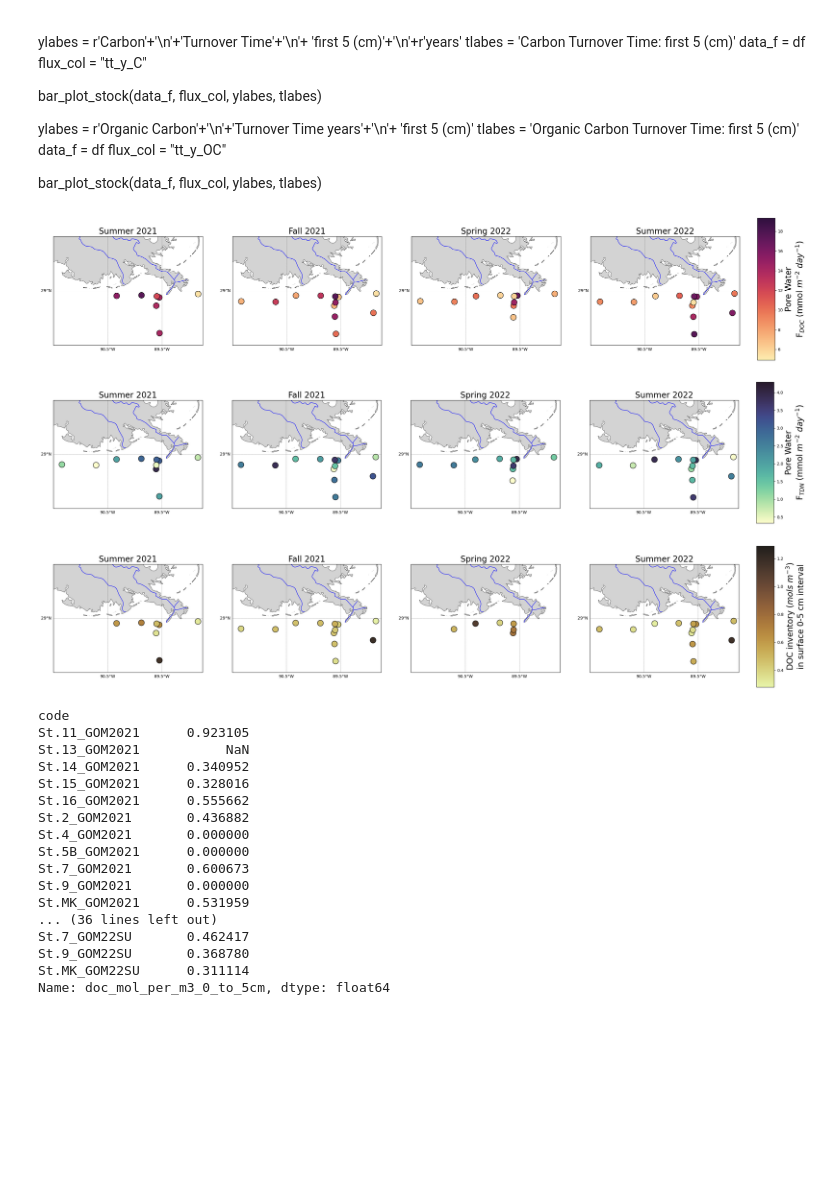
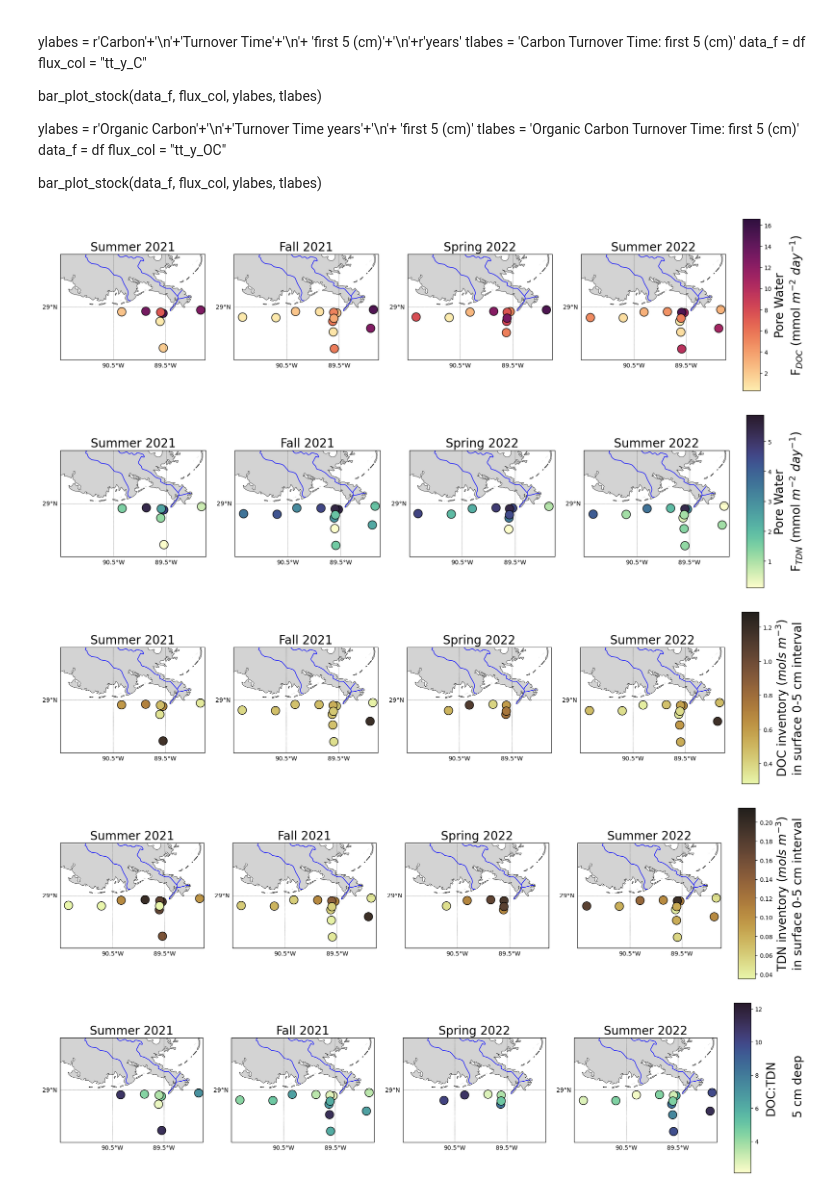
Before and after one commit to Hanna-the-explorer/Data_codes, a Jupyter notebook: Fluxes_analisys_two.ipynb, the cells around one changed output. Cells and saved outputs as stored; diff of their text form; code cells hidden in the pictures; blank space fills up the shorter version.

```diff
--- a/Fluxes_analisys_two.ipynb
+++ b/Fluxes_analisys_two.ipynb
@@ -2066,0 +2326,10 @@ bar_plot_stock(data_f, flux_col, ylabes, tlabes)
+# %%
+
+ylabes = 'doc_mol_per_m3_0_to_5cm'
+tlabes = 'doc_mol_per_m3_0_to_5cm'
+data_f = df
+flux_col = "doc_mol_per_m3_0_to_5cm"
+save_name = 'pw_doc_ind_bar_plot'
+
+
+bar_plot_stock(data_f, flux_col, ylabes, tlabes)
@@ -2166,7 +2437,7 @@ def plot_mapbase(extent, ax=None, res='10m', projection=ccrs.PlateCarree()):
 
 def map_fluxes(data_f, topic,cb_name, grad):
     camps = ['GOM2021', 'GOM21FA', 'GOM22SP', 'GOM22SU']
-    fig, axes = plt.subplots(nrows=1, ncols=4, figsize=(30, 12), subplot_kw={'projection': ccrs.PlateCarree()})
+    fig, axes = plt.subplots(nrows=1, ncols=4, figsize=(20, 10), subplot_kw={'projection': ccrs.PlateCarree()})
     axes = axes.ravel()  # Flatten the 2x2 grid to access each subplot with a single index
     for i, camp in enumerate(camps):
         df_subset = data_f[data_f['Camp'] == camp].dropna(subset=[topic])
@@ -2191,55 +2462,53 @@ def map_fluxes(data_f, topic,cb_name, grad):
 
     cbar_ax = fig.add_axes([0.92, 0.3, 0.02, 0.4])
     cb = fig.colorbar(mappable, cax=cbar_ax)
     cb.set_label(cb_name, size=20, color='black')
     cb.ax.tick_params(labelcolor='black')
     cb.ax.tick_params(labelsize=10)
     fig.set_facecolor('w')
     plt.show()
 
 #set params
 data_f = df
 topic = "pw_flux_doc"
 cb_name = r'Pore Water'+'\n'+r'F$_{DOC}$ (mmol $m^{-2}$ $day^{-1})$'
 grad = cmo.matter
 map_fluxes(data_f, topic,cb_name, grad)
 
 #set params
 data_f = df
 topic = "pw_flux_tn"
 cb_name = r'Pore Water'+'\n'+r'F$_{TDN}$ (mmol $m^{-2}$ $day^{-1})$'
 grad = cmo.deep
 map_fluxes(data_f, topic,cb_name, grad)
 
 #set params
 data_f = df[df["doc_mol_per_m3_0_to_5cm"] > 0 ]
 topic = "doc_mol_per_m3_0_to_5cm"
 cb_name = r'DOC inventory $(mols$ $m^{-3})$'+'\n'+ 'in surface 0-5 cm interval'
 grad = cmo.turbid
 map_fluxes(data_f, topic,cb_name, grad)
+
+#set params
+data_f = df
+topic = "tn_mol_per_m3_0_to_5cm"
+cb_name = r'TDN inventory $(mols$ $m^{-3})$'+'\n'+ 'in surface 0-5 cm interval'
+grad = cmo.turbid
+map_fluxes(data_f, topic,cb_name, grad)
+
+
+df['ratio'] = df['doc_mol_per_m3_0_to_5cm'] / df['tn_mol_per_m3_0_to_5cm']
+
+data_f = df
+topic = "ratio"
+cb_name = r'DOC:TDN'+'\n'+'\n 5 cm deep'
+grad = cmo.deep
+map_fluxes(data_f, topic,cb_name, grad)
 # %% [output]
-[figure, old version]
+[figure, new version]
-[figure, old version]
+[figure, new version]
-[figure, old version]
+[figure, new version]
+[figure, added]
+[figure, added]
-# %%
-df["doc_mol_per_m3_0_to_5cm"]
-# %% [output]
-code
-St.11_GOM2021      0.923105
-St.13_GOM2021           NaN
-St.14_GOM2021      0.340952
-St.15_GOM2021      0.328016
-St.16_GOM2021      0.555662
-St.2_GOM2021       0.436882
-St.4_GOM2021       0.000000
-St.5B_GOM2021      0.000000
-St.7_GOM2021       0.600673
-St.9_GOM2021       0.000000
-St.MK_GOM2021      0.531959
-... (36 lines left out)
-St.7_GOM22SU       0.462417
-St.9_GOM22SU       0.368780
-St.MK_GOM22SU      0.311114
-Name: doc_mol_per_m3_0_to_5cm, dtype: float64
 # %%
 def map_fluxes(data_f, topic,cb_name, grad):
```
Also changed, not shown: parts of 31 cells of this notebook, 8 other files.
